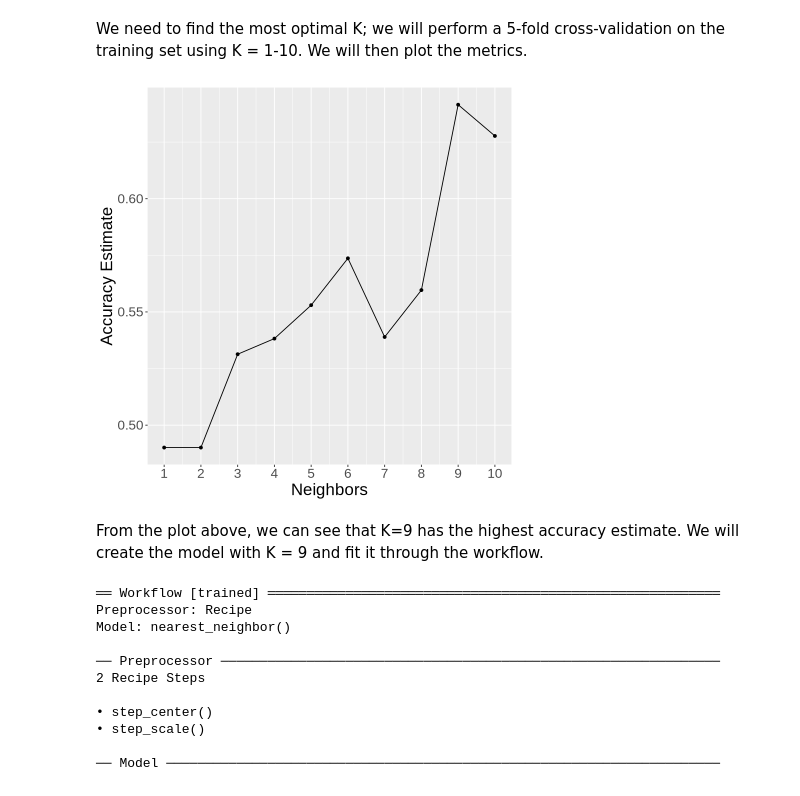
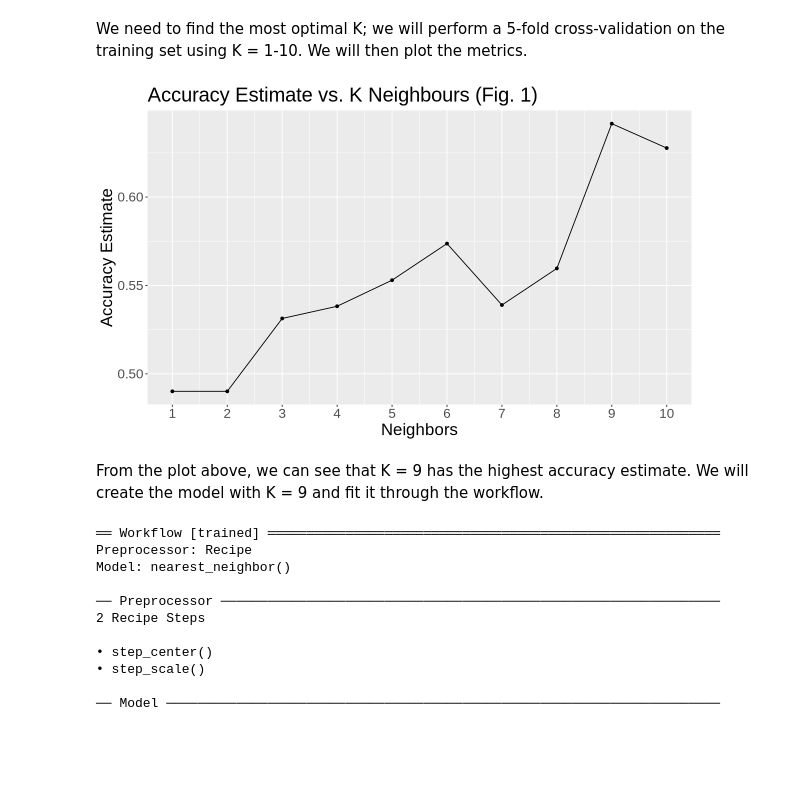
Before and after one commit to lucyzhaang/dsci-100-project, a Jupyter notebook: project_minecraft.ipynb, the cells around one changed output. Saved outputs shown, nothing was run; the diff lists cells and outputs as text; code cells hidden in the pictures; blank space fills up the shorter version.

Commit message:
Edits
edits to title, and plot

```diff
--- a/project_minecraft.ipynb
+++ b/project_minecraft.ipynb
@@ -90,33 +90,35 @@ We need to find the most optimal K; we will perform a 5-fold cross-validation on
 # %%
 set.seed(4)
 
 players_tune <- nearest_neighbor(weight_func = "rectangular", neighbors = tune()) |>
             set_engine("kknn") |>
             set_mode("classification")
 
 players_vfold <- vfold_cv(players_training, v = 5, strata = subscribe)
 
 players_results <- workflow() |>
                  add_recipe(players_recipe) |>
                  add_model(players_tune) |>
                  tune_grid(resamples = players_vfold, grid = tibble(neighbors = c(1:10))) |>
                  collect_metrics()
 
 accuracies <- players_results |>
                  filter(.metric == 'accuracy')
 
+options(repr.plot.height = 6, repr.plot.width = 10)
 cross_val_plot <- ggplot(accuracies, aes(x = neighbors, y = mean)) +
                   geom_point() +
                   geom_line() +
                   labs(x = 'Neighbors', y = 'Accuracy Estimate') +
                   theme(text = element_text(size = 20)) +
-                  scale_x_continuous(breaks = seq(0, 10, 1))
+                  scale_x_continuous(breaks = seq(0, 10, 1)) +
+                  ggtitle('Accuracy Estimate vs. K Neighbours (Fig. 1)')
 
 cross_val_plot
 # %% [output]
-[figure, old version]
+[figure, new version]
 # %% [markdown]
-From the plot above, we can see that K=9 has the highest accuracy estimate. We will create the model with K = 9 and fit it through the workflow.
+From the plot above, we can see that K = 9 has the highest accuracy estimate. We will create the model with K = 9 and fit it through the workflow.
 # %%
 set.seed(4)
 
```
Also changed, not shown: parts of 3 cells of this notebook.
